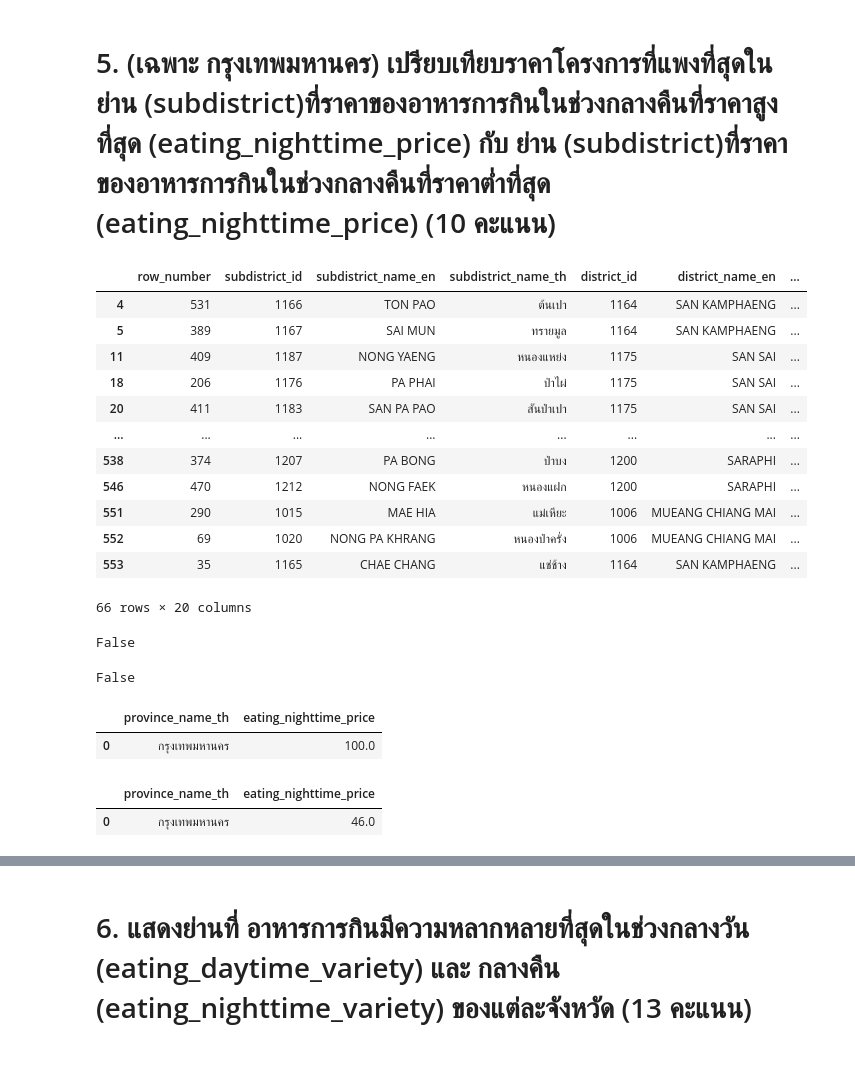
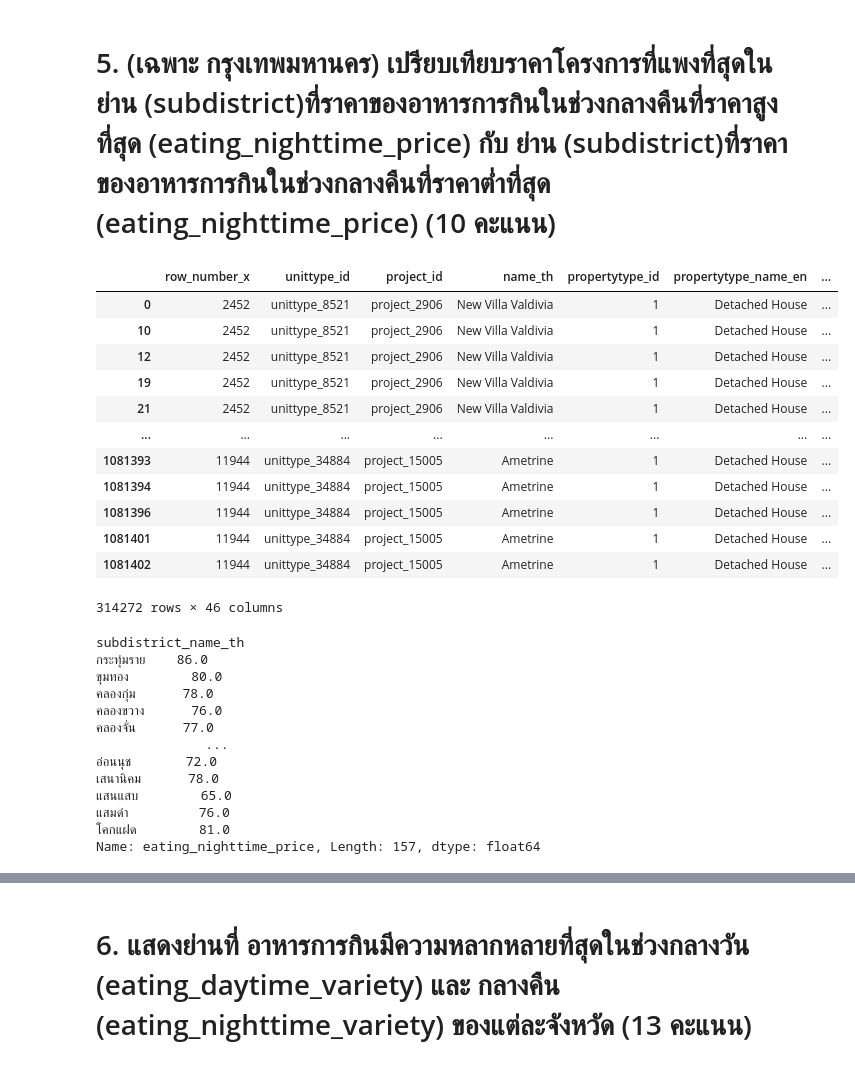
Before and after one commit to InwARMSelviAXE/BasicProg_DataViz65, a Jupyter notebook: midterm65.ipynb, the cells around one changed output, grey strips where cells are left out. Cells and saved outputs as stored; diff of their text form; code cells hidden in the pictures.

```diff
--- a/midterm65.ipynb
+++ b/midterm65.ipynb
@@ -282,41 +348,36 @@ rent[rent['volume_of_rental']==rent['volume_of_rental'].max()][['listing_distric
 # %% [markdown]
 # 5. (เฉพาะ กรุงเทพมหานคร) เปรียบเทียบราคาโครงการที่แพงที่สุดในย่าน (subdistrict)ที่ราคาของอาหารการกินในช่วงกลางคืนที่ราคาสูงที่สุด (eating_nighttime_price) กับ ย่าน (subdistrict)ที่ราคาของอาหารการกินในช่วงกลางคืนที่ราคาต่ำที่สุด (eating_nighttime_price) (10 คะแนน)
 # %%
-eat1 = eat[eat['province_name_th']=='กรุงเทพมหานคร']
+eat = unit_eat[unit_eat['province_name_th']=='กรุงเทพมหานคร']
+eat
+# %% [output]
+|  | row_number_x | unittype_id | project_id | name_th | propertytype_id | propertytype_name_en | ... |
+| 0 | 2452 | unittype_8521 | project_2906 | New Villa Valdivia | 1 | Detached House | ... |
+| 10 | 2452 | unittype_8521 | project_2906 | New Villa Valdivia | 1 | Detached House | ... |
+| 12 | 2452 | unittype_8521 | project_2906 | New Villa Valdivia | 1 | Detached House | ... |
+| 19 | 2452 | unittype_8521 | project_2906 | New Villa Valdivia | 1 | Detached House | ... |
+| 21 | 2452 | unittype_8521 | project_2906 | New Villa Valdivia | 1 | Detached House | ... |
+| ... | ... | ... | ... | ... | ... | ... | ... |
+| 1081393 | 11944 | unittype_34884 | project_15005 | Ametrine | 1 | Detached House | ... |
+| 1081394 | 11944 | unittype_34884 | project_15005 | Ametrine | 1 | Detached House | ... |
+| 1081396 | 11944 | unittype_34884 | project_15005 | Ametrine | 1 | Detached House | ... |
+| 1081401 | 11944 | unittype_34884 | project_15005 | Ametrine | 1 | Detached House | ... |
+| 1081402 | 11944 | unittype_34884 | project_15005 | Ametrine | 1 | Detached House | ... |
+314272 rows × 46 columns
-# %%
-eat[eat['province_name_th']==eat['province_name_th'].max()]
-# %% [output]
-|  | row_number | subdistrict_id | subdistrict_name_en | subdistrict_name_th | district_id | district_name_en | ... |
-| 4 | 531 | 1166 | TON PAO | ต้นเปา | 1164 | SAN KAMPHAENG | ... |
-| 5 | 389 | 1167 | SAI MUN | ทรายมูล | 1164 | SAN KAMPHAENG | ... |
-| 11 | 409 | 1187 | NONG YAENG | หนองแหย่ง | 1175 | SAN SAI | ... |
-| 18 | 206 | 1176 | PA PHAI | ป่าไผ่ | 1175 | SAN SAI | ... |
-| 20 | 411 | 1183 | SAN PA PAO | สันป่าเปา | 1175 | SAN SAI | ... |
-| ... | ... | ... | ... | ... | ... | ... | ... |
-| 538 | 374 | 1207 | PA BONG | ป่าบง | 1200 | SARAPHI | ... |
-| 546 | 470 | 1212 | NONG FAEK | หนองแฝก | 1200 | SARAPHI | ... |
-| 551 | 290 | 1015 | MAE HIA | แม่เหียะ | 1006 | MUEANG CHIANG MAI | ... |
-| 552 | 69 | 1020 | NONG PA KHRANG | หนองป่าครั่ง | 1006 | MUEANG CHIANG MAI | ... |
-| 553 | 35 | 1165 | CHAE CHANG | แช่ช้าง | 1164 | SAN KAMPHAENG | ... |
-66 rows × 20 columns
-# %%
-eat.groupby('province_name_th') == ('กรุงเทพมหานคร')
-# %% [output]
-False
-# %%
-eat1 = eat.groupby('province_name_th') == ('กรุงเทพมหานคร')
-eat1
-# %% [output]
-False
-# %%
-eat.groupby('province_name_th').max().reset_index()
-eat.groupby('province_name_th').max().reset_index()[['province_name_th','eating_nighttime_price']][[True,False,False,False,False,False,False,False,False,False]]
-# %% [output]
-|  | province_name_th | eating_nighttime_price |
-| 0 | กรุงเทพมหานคร | 100.0 |
-# %%
-eat.groupby('province_name_th').min().reset_index()
-eat.groupby('province_name_th').min().reset_index()[['province_name_th','eating_nighttime_price']][[True,False,False,False,False,False,False,False,False,False]]
-# %% [output]
-|  | province_name_th | eating_nighttime_price |
-| 0 | กรุงเทพมหานคร | 46.0 |
+# %%
+eat_day = eat.groupby('subdistrict_name_th')['eating_nighttime_price'].mean()
+eat_day
+# %% [output]
+subdistrict_name_th
+กระทุ่มราย    86.0
+ขุมทอง        80.0
+คลองกุ่ม      78.0
+คลองขวาง      76.0
+คลองจั่น      77.0
+              ...
+อ่อนนุช       72.0
+เสนานิคม      78.0
+แสนแสบ        65.0
+แสมดำ         76.0
+โคกแฝด        81.0
+Name: eating_nighttime_price, Length: 157, dtype: float64
```
Also changed, not shown: parts of 27 cells of this notebook.
